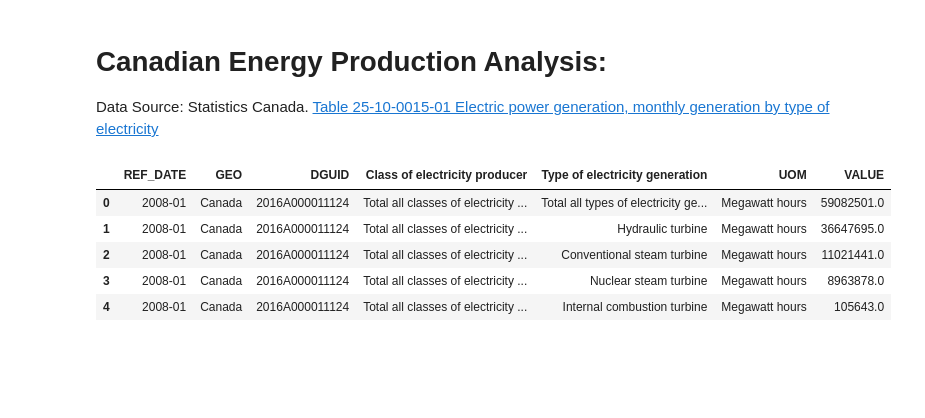
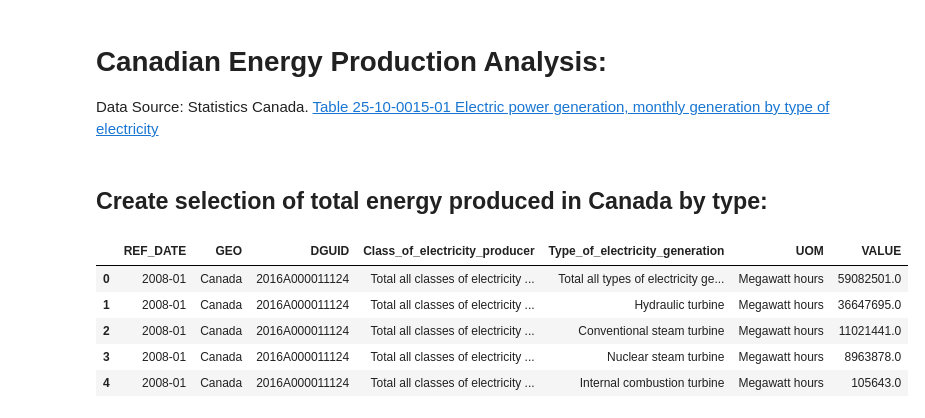
Before and after one commit to boikle/python_scripts, a Jupyter notebook: data_science_scripts/canadian_energy_production/canadian_energy_production.ipynb, the cells around one changed output. Drawn from its saved outputs; the diff is of its cells as text; code cells hidden in the pictures; blank space fills up the shorter version.

```diff
--- a/data_science_scripts/canadian_energy_production/canadian_energy_production.ipynb
+++ b/data_science_scripts/canadian_energy_production/canadian_energy_production.ipynb
@@ -4,6 +4,8 @@
 Data Source: Statistics Canada.  [Table  25-10-0015-01   Electric power generation, monthly generation by type of electricity](https://www150.statcan.gc.ca/t1/tbl1/en/tv.action?pid=2510001501)
 # %%
 import pandas as pd
+import matplotlib.pyplot as plt
+import seaborn as sns
 
 data_source = 'data/25100015-eng/25100015.csv'
 energy_data = pd.read_csv(data_source, low_memory=False)
@@ -12,11 +14,19 @@ energy_data = pd.read_csv(data_source, low_memory=False)
 drop_columns = ['UOM_ID', 'SCALAR_FACTOR', 'SCALAR_ID', 'VECTOR', 'COORDINATE', 'STATUS', 'SYMBOL', 'TERMINATED', 'DECIMALS']
 dropped_energy_data = energy_data.drop(drop_columns, axis=1)
 
-dropped_energy_data.head()
+# Replace spaces in columns with underscores.
+dropped_energy_data.columns = dropped_energy_data.columns.str.replace(' ', '_')
-# %% [output]
-|  | REF_DATE | GEO | DGUID | Class of electricity producer | Type of electricity generation | UOM | VALUE |
-| 0 | 2008-01 | Canada | 2016A000011124 | Total all classes of electricity ... | Total all types of electricity ge... | Megawatt hours | 59082501.0 |
-| 1 | 2008-01 | Canada | 2016A000011124 | Total all classes of electricity ... | Hydraulic turbine | Megawatt hours | 36647695.0 |
-| 2 | 2008-01 | Canada | 2016A000011124 | Total all classes of electricity ... | Conventional steam turbine | Megawatt hours | 11021441.0 |
-| 3 | 2008-01 | Canada | 2016A000011124 | Total all classes of electricity ... | Nuclear steam turbine | Megawatt hours | 8963878.0 |
-| 4 | 2008-01 | Canada | 2016A000011124 | Total all classes of electricity ... | Internal combustion turbine | Megawatt hours | 105643.0 |
+# %% [markdown]
+## Create selection of total energy produced in Canada by type:
+# %%
+canada_energy_data = dropped_energy_data.loc[(dropped_energy_data.GEO == 'Canada') &
+                                             (dropped_energy_data.Class_of_electricity_producer == 'Total all classes of electricity producer')]
+
+canada_energy_data.head()
+# %% [output]
+|  | REF_DATE | GEO | DGUID | Class_of_electricity_producer | Type_of_electricity_generation | UOM | VALUE |
+| 0 | 2008-01 | Canada | 2016A000011124 | Total all classes of electricity ... | Total all types of electricity ge... | Megawatt hours | 59082501.0 |
+| 1 | 2008-01 | Canada | 2016A000011124 | Total all classes of electricity ... | Hydraulic turbine | Megawatt hours | 36647695.0 |
+| 2 | 2008-01 | Canada | 2016A000011124 | Total all classes of electricity ... | Conventional steam turbine | Megawatt hours | 11021441.0 |
+| 3 | 2008-01 | Canada | 2016A000011124 | Total all classes of electricity ... | Nuclear steam turbine | Megawatt hours | 8963878.0 |
+| 4 | 2008-01 | Canada | 2016A000011124 | Total all classes of electricity ... | Internal combustion turbine | Megawatt hours | 105643.0 |
```
Also changed, not shown: parts of 2 cells of this notebook.
